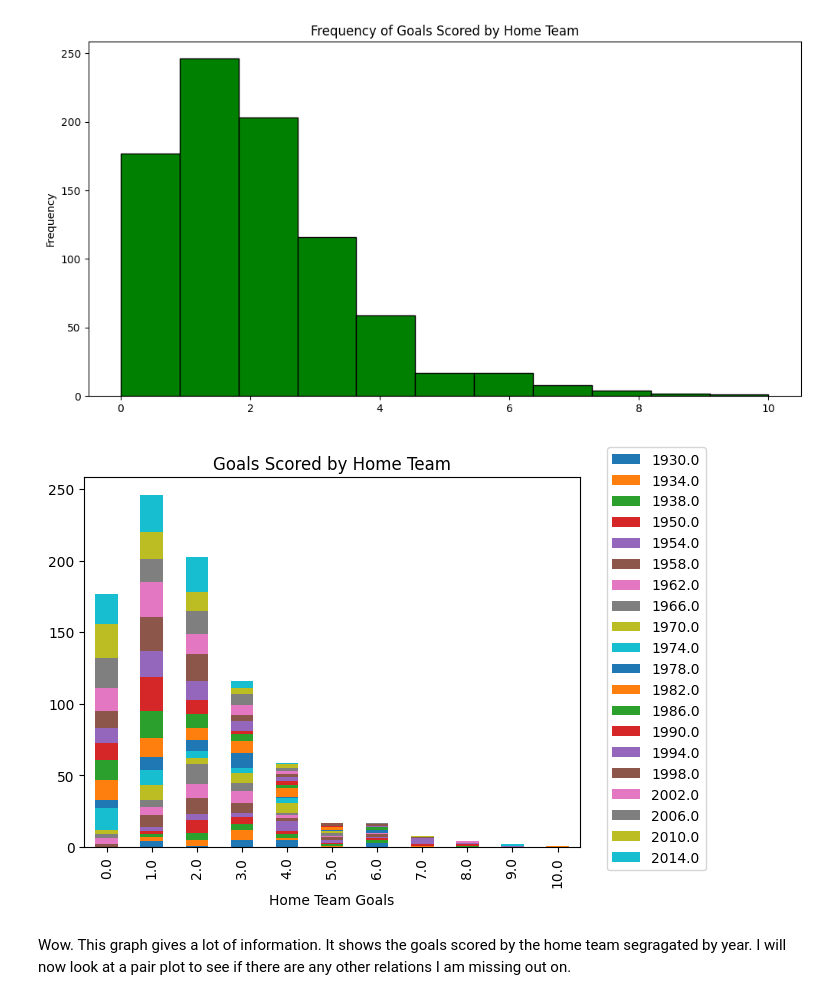
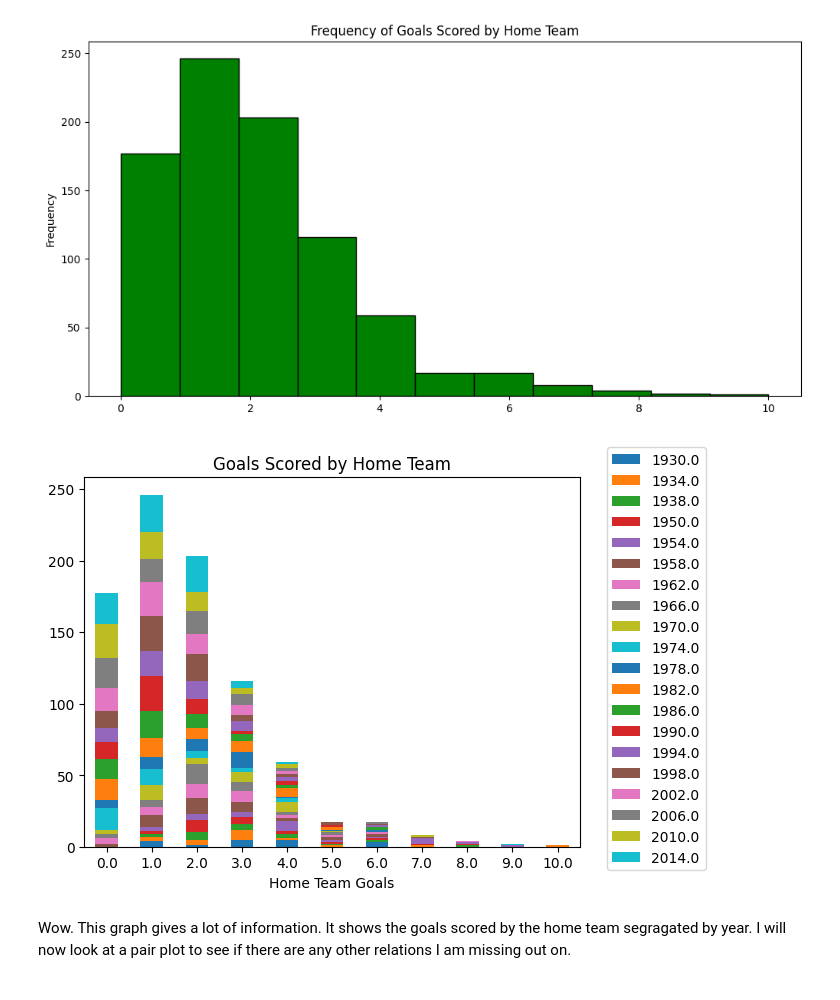
Before and after one commit to ubco-W2022T1-cosc301/project-group49, a Jupyter notebook: notebooks/analysis1.ipynb, the cells around one changed output. Saved outputs shown, nothing was run; the diff lists cells and outputs as text; code cells hidden in the pictures.

Commit message:
modify image and conclusion

```diff
--- a/notebooks/analysis1.ipynb
+++ b/notebooks/analysis1.ipynb
@@ -189,9 +189,10 @@ clean_data['Home Team Goals'].plot(kind='hist', bins=11, figsize=(12,6), facecol
 # %%
 clean_data.groupby(['Home Team Goals', 'Year']).size().unstack().plot(kind='bar', stacked=True, title='Goals Scored by Home Team')
 plt.legend(bbox_to_anchor=(1.04, 1.1), loc="upper left")
+plt.tick_params(axis='x', rotation=0)
 plt.savefig('../images/analysis1_eda2.png', bbox_inches='tight')
 # %% [output]
-[figure, old version]
+[figure, new version]
 # %% [markdown]
 Wow. This graph gives a lot of information. It shows the goals scored by the home team segragated by year. I will now look at a pair plot to see if there are any other relations I am missing out on.
 # %%
```
Also changed, not shown: 2 other files.
